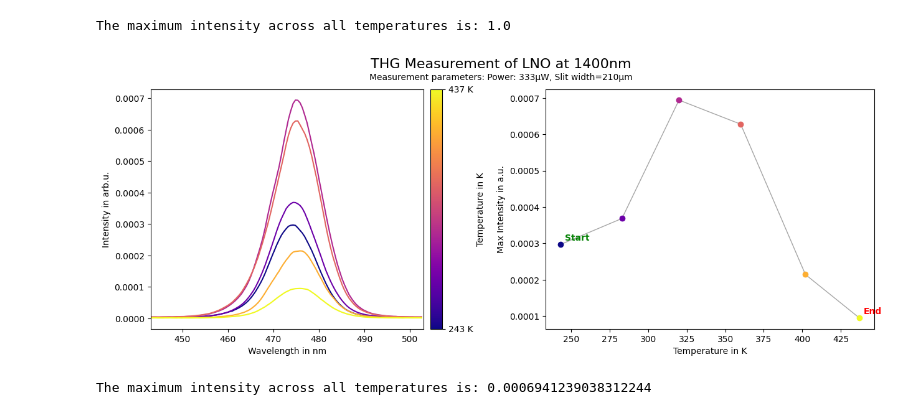
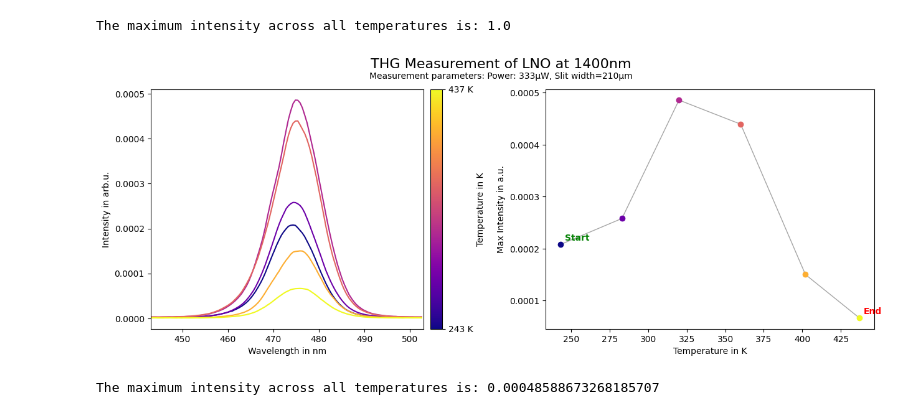
Before and after one commit to FlorianAdamczyk/auswertung_neu, a Jupyter notebook: 2025-05-27 Auswertung TCBC TBBB LNO/2025-05-27_auswertung_TCBC-TBBB-LNO.ipynb, the cells around one changed output. Saved outputs shown, nothing was run; the diff lists cells and outputs as text; code cells hidden in the pictures.

```diff
--- a/2025-05-27 Auswertung TCBC TBBB LNO/2025-05-27_auswertung_TCBC-TBBB-LNO.ipynb
+++ b/2025-05-27 Auswertung TCBC TBBB LNO/2025-05-27_auswertung_TCBC-TBBB-LNO.ipynb
@@ -141,7 +141,7 @@ peaks_for_line = []
 
 for idx, (f, meas_no, temperature) in enumerate(sorted_files):
     freqs, intensities = dat2array(f)
-    intensities = [val / 92359591.2 for val in intensities]
+    intensities = [val / 131942273.14285715 for val in intensities]
     filtered_data = [(fr, i) for fr, i in zip(freqs, intensities) if x_range[0] <= fr <= x_range[1]]
     filtered_freqs, filtered_intensities = zip(*filtered_data) if filtered_data else ([], [])
 
@@ -177,7 +177,7 @@ ax1.set_xlabel('Temperature in K')
 ax1.set_ylabel('Max Intensity in a.u.')
 
 fig.suptitle('THG Measurement of TBBB at 1400nm', fontsize=16)
-fig.text(0.5, 0.91, "Measurement parameters: Power: 333µW, Slit width=210µm", ha="center")
+fig.text(0.5, 0.914, "Measurement parameters: Power: 333µW, Slit width=210µm", ha="center")
 plt.show()
 fig.savefig('./TBBB_THG.png', dpi=600, bbox_inches='tight')
 fig.savefig('./TBBB_THG.pdf', dpi=600, bbox_inches='tight')
@@ -225,7 +225,7 @@ peaks_for_line = []
 
 for idx, (f, meas_no, temperature) in enumerate(sorted_files):
     freqs, intensities = dat2array(f)
-    intensities = [val / 92359591.2 for val in intensities]
+    intensities = [val / 131942273.14285715 for val in intensities]
     filtered_data = [(fr, i) for fr, i in zip(freqs, intensities) if x_range[0] <= fr <= x_range[1]]
     filtered_freqs, filtered_intensities = zip(*filtered_data) if filtered_data else ([], [])
 
@@ -261,10 +261,16 @@ ax1.set_xlabel('Temperature in K')
 ax1.set_ylabel('Max Intensity in a.u.')
 
 fig.suptitle('SHG Measurement of TCBC at 1400nm', fontsize=16)
-fig.text(0.5, 0.91, "Measurement parameters: Power: 333µW, Slit width=210µm", ha="center")
+fig.text(0.5, 0.914, "Measurement parameters: Power: 333µW, Slit width=210µm", ha="center")
 plt.show()
 fig.savefig('./TCBC_SHG.png', dpi=600, bbox_inches='tight')
 fig.savefig('./TCBC_SHG.pdf', dpi=600, bbox_inches='tight')
 # Print the maximum value from the peak_list
 print("The maximum intensity across all temperatures is:", max(peak_list))
+
+
+# # Ausgabe der Dateinamen in der sortierten Reihenfolge
+# print("Sortierte Dateinamen (Messreihenfolge):")
+# for f, meas_no, temperature in sorted_files:
+#     print(f)
 # %% [output]
@@ -307,7 +313,7 @@ peaks_for_line = []
 
 for idx, (f, meas_no, temperature) in enumerate(sorted_files):
     freqs, intensities = dat2array(f)
-    intensities = [val / 92359591.2 for val in intensities]
+    intensities = [val / 131942273.14285715 for val in intensities]
     filtered_data = [(fr, i) for fr, i in zip(freqs, intensities) if x_range[0] <= fr <= x_range[1]]
     filtered_freqs, filtered_intensities = zip(*filtered_data) if filtered_data else ([], [])
 
@@ -343,7 +349,7 @@ ax1.set_xlabel('Temperature in K')
 ax1.set_ylabel('Max Intensity in a.u.')
 
 fig.suptitle('THG Measurement of TCBC at 1400nm', fontsize=16)
-fig.text(0.5, 0.91, "Measurement parameters: Power: 333µW, Slit width=210µm", ha="center")
+fig.text(0.5, 0.914, "Measurement parameters: Power: 333µW, Slit width=210µm", ha="center")
 plt.show()
 fig.savefig('./TCBC_THG.png', dpi=600, bbox_inches='tight')
 fig.savefig('./TCBC_THG.pdf', dpi=600, bbox_inches='tight')
@@ -424,7 +430,8 @@ peaks_for_line = []
 for idx, (f, meas_no, temperature) in enumerate(sorted_files):
     freqs, intensities = dat2array(f)
     intensities = [val * 32.88 for val in intensities]  # Reskalierung um Faktor 32.88
-    intensities = [val / 92359591.2 for val in intensities]  # Normalisierung
+    intensities = [val *(10/7) for val in intensities]  # 0,07s ausgleichen
+    intensities = [val / 131942273.14285715 for val in intensities]  # Normalisierung
     filtered_data = [(fr, i) for fr, i in zip(freqs, intensities) if x_range[0] <= fr <= x_range[1]]
     filtered_freqs, filtered_intensities = zip(*filtered_data) if filtered_data else ([], [])
 
@@ -460,7 +467,7 @@ ax1.set_xlabel('Temperature in K')
 ax1.set_ylabel('Max Intensity in a.u.')
 
 fig.suptitle('SHG Measurement of LNO at 1400nm', fontsize=16)
-fig.text(0.5, 0.91, "Measurement parameters: Power: 333µW, Slit width=210µm", ha="center")
+fig.text(0.5, 0.914, "Measurement parameters: Power: 333µW, Slit width=210µm", ha="center")
 plt.show()
 fig.savefig('./LNO_SHG.png', dpi=600, bbox_inches='tight')
 fig.savefig('./LNO_SHG.pdf', dpi=600, bbox_inches='tight')
@@ -506,7 +513,7 @@ peaks_for_line = []
 
 for idx, (f, meas_no, temperature) in enumerate(sorted_files):
     freqs, intensities = dat2array(f)
-    intensities = [val / 92359591.2 for val in intensities]
+    intensities = [val / 131942273.14285715 for val in intensities]
     filtered_data = [(fr, i) for fr, i in zip(freqs, intensities) if x_range[0] <= fr <= x_range[1]]
     filtered_freqs, filtered_intensities = zip(*filtered_data) if filtered_data else ([], [])
 
@@ -521,33 +528,33 @@ for idx, (f, meas_no, temperature) in enumerate(sorted_files):
 # Colorbar für Temperatur
 sm = plt.cm.ScalarMappable(cmap=cm.plasma, norm=norm)
 sm.set_array([])
 cbar = plt.colorbar(sm, ax=ax0, orientation='vertical', pad=0.02)
 cbar.set_label('Temperature in K')
 cbar.set_ticks([min(temperatures), max(temperatures)])
 cbar.set_ticklabels([f"{min(temperatures)} K", f"{max(temperatures)} K"])
 
 # Punkte im rechten Plot verbinden (Messreihenfolge)
 ax1.plot(temps_for_line, peaks_for_line, color='gray', linewidth=1, alpha=0.7, zorder=0)
 
 # Start- und Endpunkt beschriften
 if temps_for_line and peaks_for_line:
     ax1.annotate('Start', xy=(temps_for_line[0], peaks_for_line[0]), xytext=(5, 5), textcoords='offset points', fontsize=10, color='green', fontweight='bold')
     ax1.annotate('End', xy=(temps_for_line[-1], peaks_for_line[-1]), xytext=(5, 5), textcoords='offset points', fontsize=10, color='red', fontweight='bold')
 
 ax0.set_xlim(x_range)
 ax0.set_xlabel('Wavelength in nm')
 ax0.set_ylabel('Intensity in arb.u.')
 
 ax1.set_xlabel('Temperature in K')
 ax1.set_ylabel('Max Intensity in a.u.')
 
 fig.suptitle('THG Measurement of LNO at 1400nm', fontsize=16)
-fig.text(0.5, 0.91, "Measurement parameters: Power: 333µW, Slit width=210µm", ha="center")
+fig.text(0.5, 0.914, "Measurement parameters: Power: 333µW, Slit width=210µm", ha="center")
 plt.show()
 fig.savefig('./LNO_THG.png', dpi=600, bbox_inches='tight')
 fig.savefig('./LNO_THG.pdf', dpi=600, bbox_inches='tight')
 # Print the maximum value from the peak_list
 print("The maximum intensity across all temperatures is:", max(peak_list))
 # %% [output]
-[figure, old version]
+[figure, new version]
-The maximum intensity across all temperatures is: 0.0006941239038312244
+The maximum intensity across all temperatures is: 0.00048588673268185707
```
Also changed, not shown: parts of 4 cells of this notebook, 12 other files.
